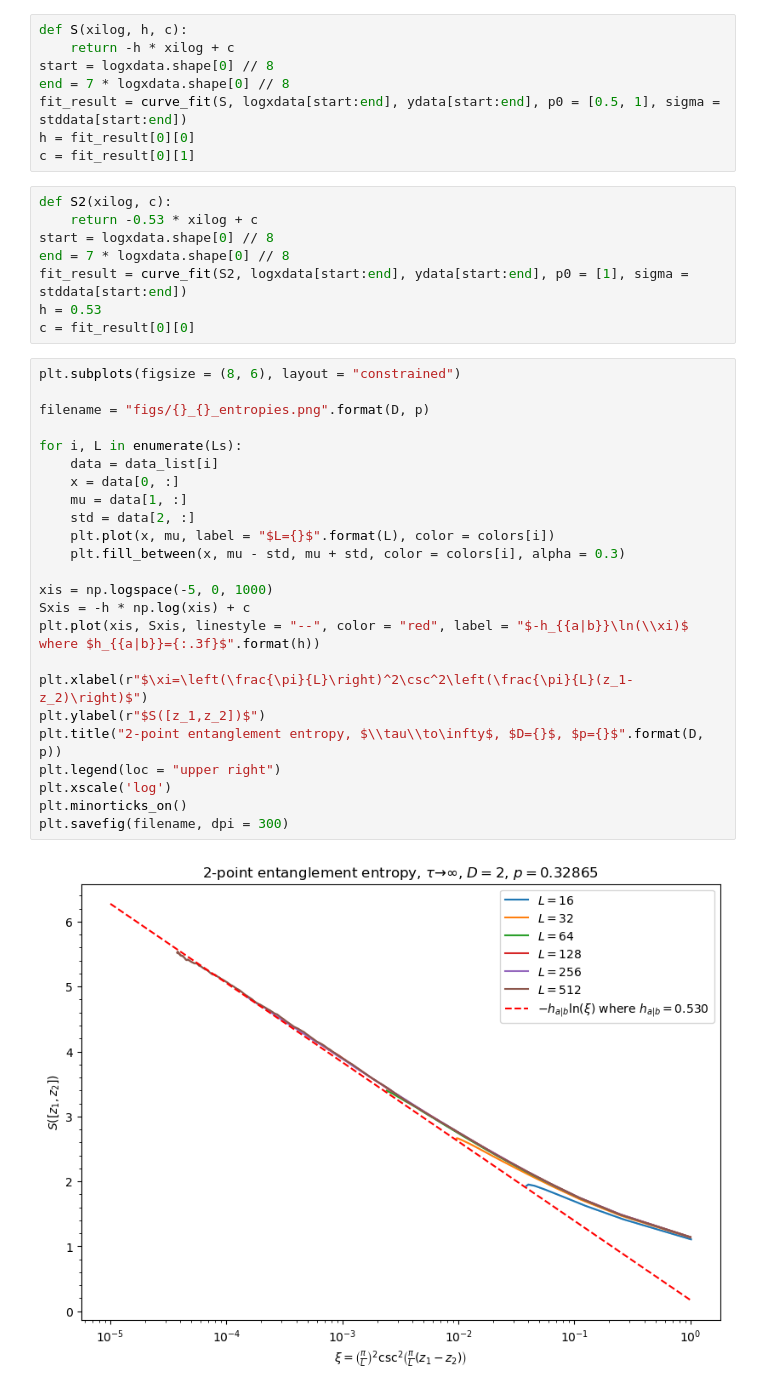
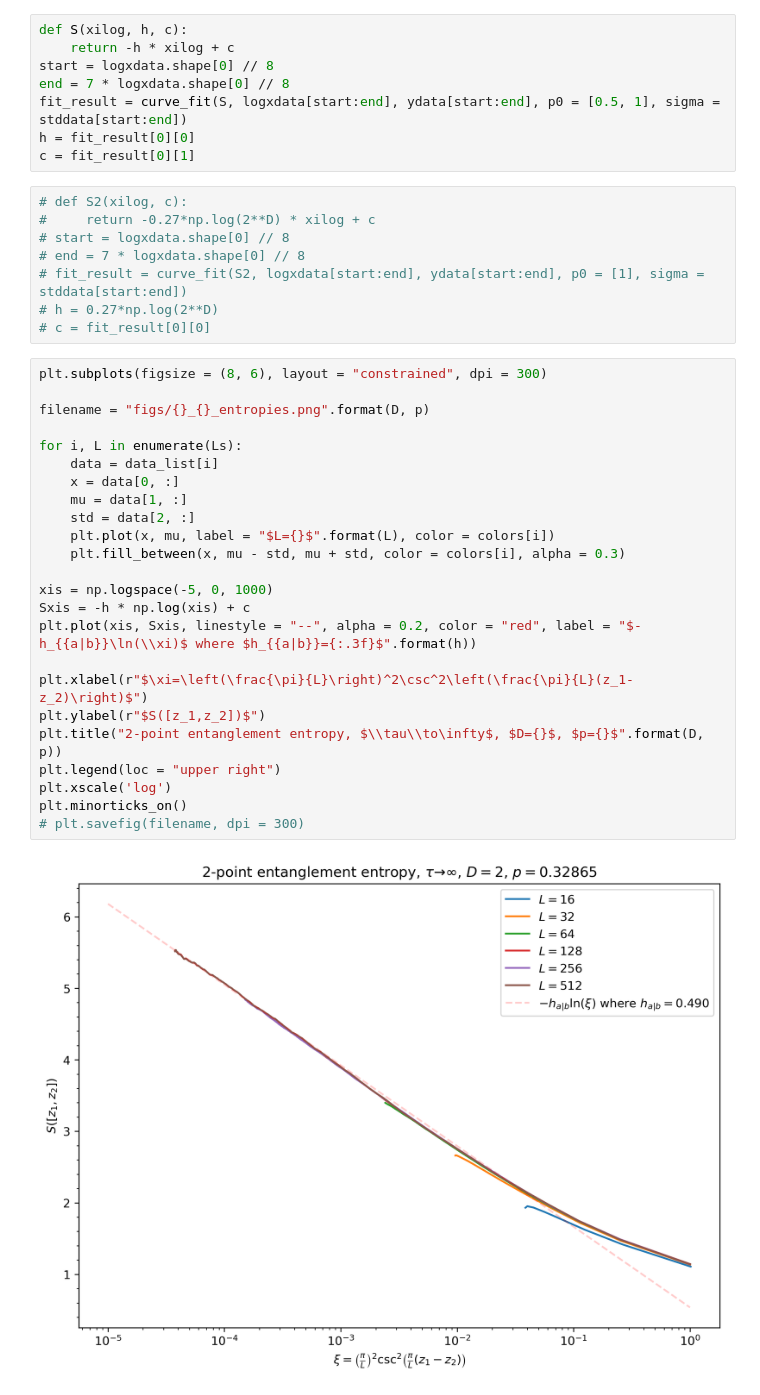
Before and after one commit to DanDan0101/clifford, a Jupyter notebook: plot_entropies.ipynb, the cells around one changed output. Drawn from its saved outputs; the diff is of its cells as text.

```diff
--- a/plot_entropies.ipynb
+++ b/plot_entropies.ipynb
@@ -53,36 +53,36 @@ fit_result = curve_fit(S, logxdata[start:end], ydata[start:end], p0 = [0.5, 1],
 h = fit_result[0][0]
 c = fit_result[0][1]
 # %%
-def S2(xilog, c):
-    return -0.53 * xilog + c
-start = logxdata.shape[0] // 8
-end = 7 * logxdata.shape[0] // 8
-fit_result = curve_fit(S2, logxdata[start:end], ydata[start:end], p0 = [1], sigma = stddata[start:end])
-h = 0.53
-c = fit_result[0][0]
+# def S2(xilog, c):
+#     return -0.27*np.log(2**D) * xilog + c
+# start = logxdata.shape[0] // 8
+# end = 7 * logxdata.shape[0] // 8
+# fit_result = curve_fit(S2, logxdata[start:end], ydata[start:end], p0 = [1], sigma = stddata[start:end])
+# h = 0.27*np.log(2**D)
+# c = fit_result[0][0]
 # %%
-plt.subplots(figsize = (8, 6), layout = "constrained")
+plt.subplots(figsize = (8, 6), layout = "constrained", dpi = 300)
 
 filename = "figs/{}_{}_entropies.png".format(D, p)
 
 for i, L in enumerate(Ls):
     data = data_list[i]
     x = data[0, :]
     mu = data[1, :]
     std = data[2, :]
     plt.plot(x, mu, label = "$L={}$".format(L), color = colors[i])
     plt.fill_between(x, mu - std, mu + std, color = colors[i], alpha = 0.3)
 
 xis = np.logspace(-5, 0, 1000)
 Sxis = -h * np.log(xis) + c
-plt.plot(xis, Sxis, linestyle = "--", color = "red", label = "$-h_{{a|b}}\ln(\\xi)$ where $h_{{a|b}}={:.3f}$".format(h))
+plt.plot(xis, Sxis, linestyle = "--", alpha = 0.2, color = "red", label = "$-h_{{a|b}}\ln(\\xi)$ where $h_{{a|b}}={:.3f}$".format(h))
 
 plt.xlabel(r"$\xi=\left(\frac{\pi}{L}\right)^2\csc^2\left(\frac{\pi}{L}(z_1-z_2)\right)$")
 plt.ylabel(r"$S([z_1,z_2])$")
 plt.title("2-point entanglement entropy, $\\tau\\to\infty$, $D={}$, $p={}$".format(D, p))
 plt.legend(loc = "upper right")
 plt.xscale('log')
 plt.minorticks_on()
-plt.savefig(filename, dpi = 300)
+# plt.savefig(filename, dpi = 300)
 # %% [output]
-[figure, old version]
+[figure, new version]
```
Also changed, not shown: parts of 1 cell of this notebook, 2 other files.
